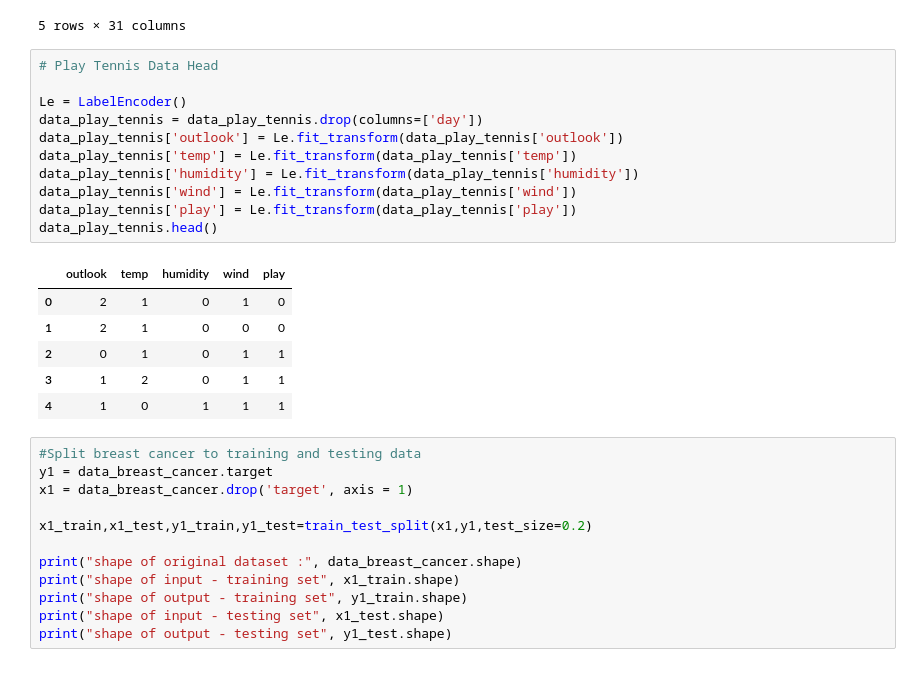
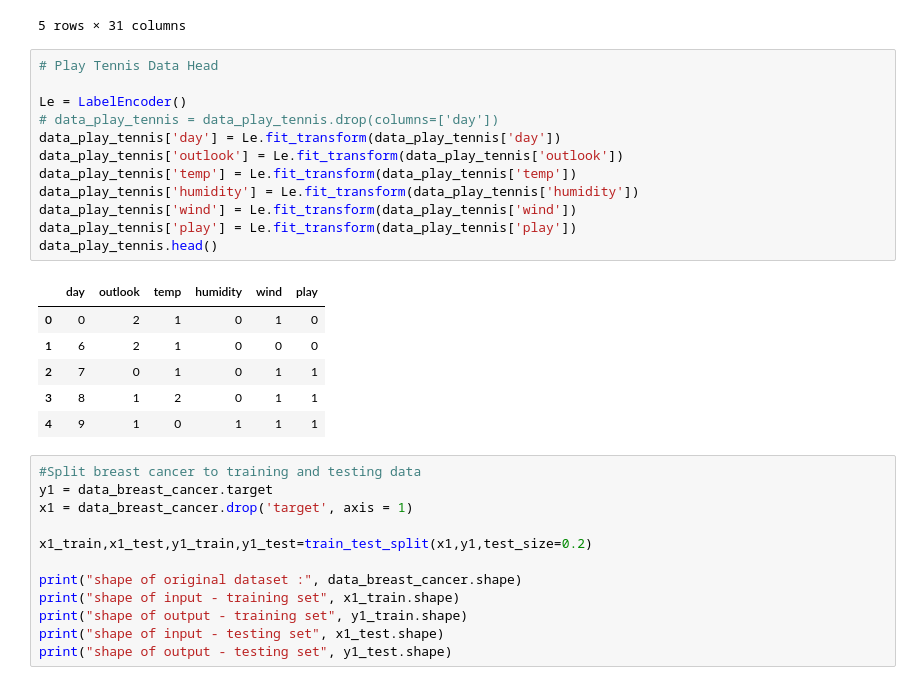
Before and after one commit to bhanuharya/decision-tree-learning-exploration, a Jupyter notebook: model.ipynb, the cells around one changed output. Saved outputs shown, nothing was run; the diff lists cells and outputs as text.

```diff
--- a/model.ipynb
+++ b/model.ipynb
@@ -32,21 +37,22 @@ data_breast_cancer.head()
 # %%
 # Play Tennis Data Head
 
 Le = LabelEncoder()
-data_play_tennis = data_play_tennis.drop(columns=['day'])
+# data_play_tennis = data_play_tennis.drop(columns=['day'])
+data_play_tennis['day'] = Le.fit_transform(data_play_tennis['day'])
 data_play_tennis['outlook'] = Le.fit_transform(data_play_tennis['outlook'])
 data_play_tennis['temp'] = Le.fit_transform(data_play_tennis['temp'])
 data_play_tennis['humidity'] = Le.fit_transform(data_play_tennis['humidity'])
 data_play_tennis['wind'] = Le.fit_transform(data_play_tennis['wind'])
 data_play_tennis['play'] = Le.fit_transform(data_play_tennis['play'])
 data_play_tennis.head()
 # %% [output]
-|  | outlook | temp | humidity | wind | play |
-| 0 | 2 | 1 | 0 | 1 | 0 |
-| 1 | 2 | 1 | 0 | 0 | 0 |
-| 2 | 0 | 1 | 0 | 1 | 1 |
-| 3 | 1 | 2 | 0 | 1 | 1 |
-| 4 | 1 | 0 | 1 | 1 | 1 |
+|  | day | outlook | temp | humidity | wind | play |
+| 0 | 0 | 2 | 1 | 0 | 1 | 0 |
+| 1 | 6 | 2 | 1 | 0 | 0 | 0 |
+| 2 | 7 | 0 | 1 | 0 | 1 | 1 |
+| 3 | 8 | 1 | 2 | 0 | 1 | 1 |
+| 4 | 9 | 1 | 0 | 1 | 1 | 1 |
 # %%
 #Split breast cancer to training and testing data
 y1 = data_breast_cancer.target
```
Also changed, not shown: parts of 10 cells of this notebook, 8 other files.
